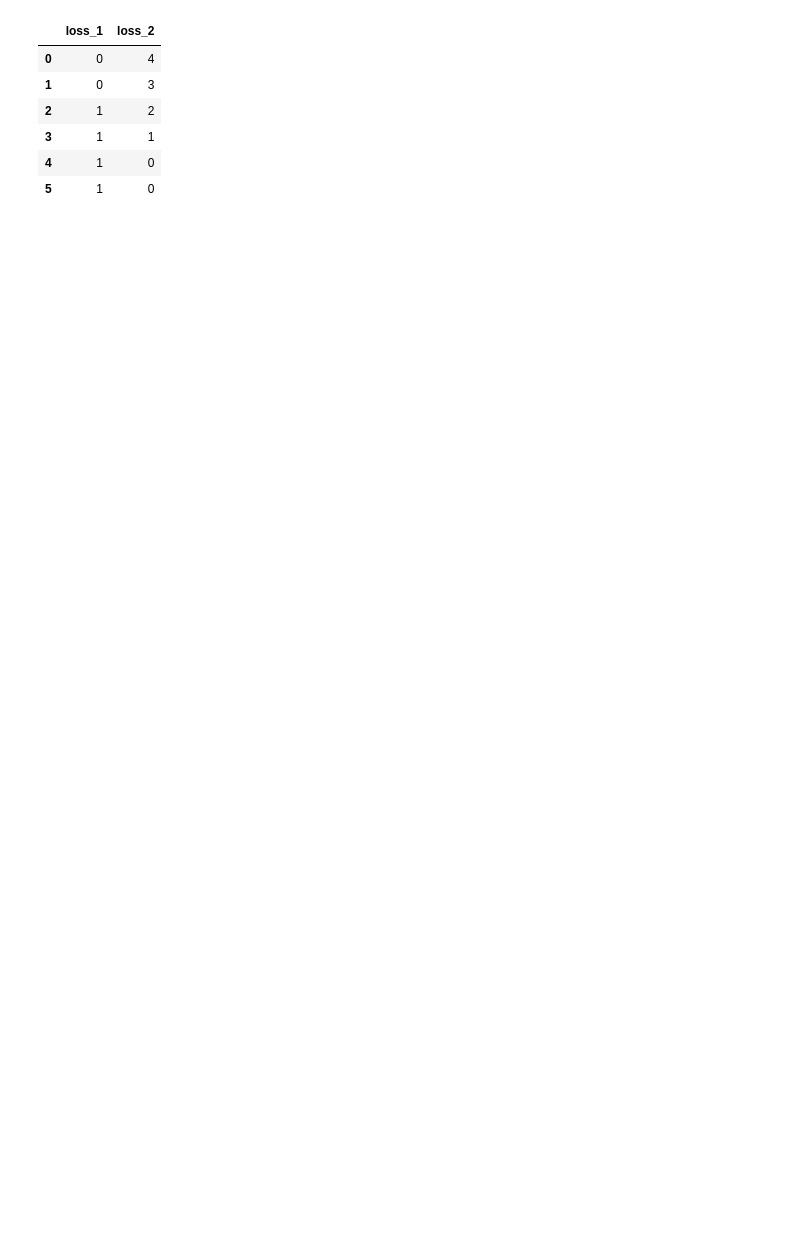
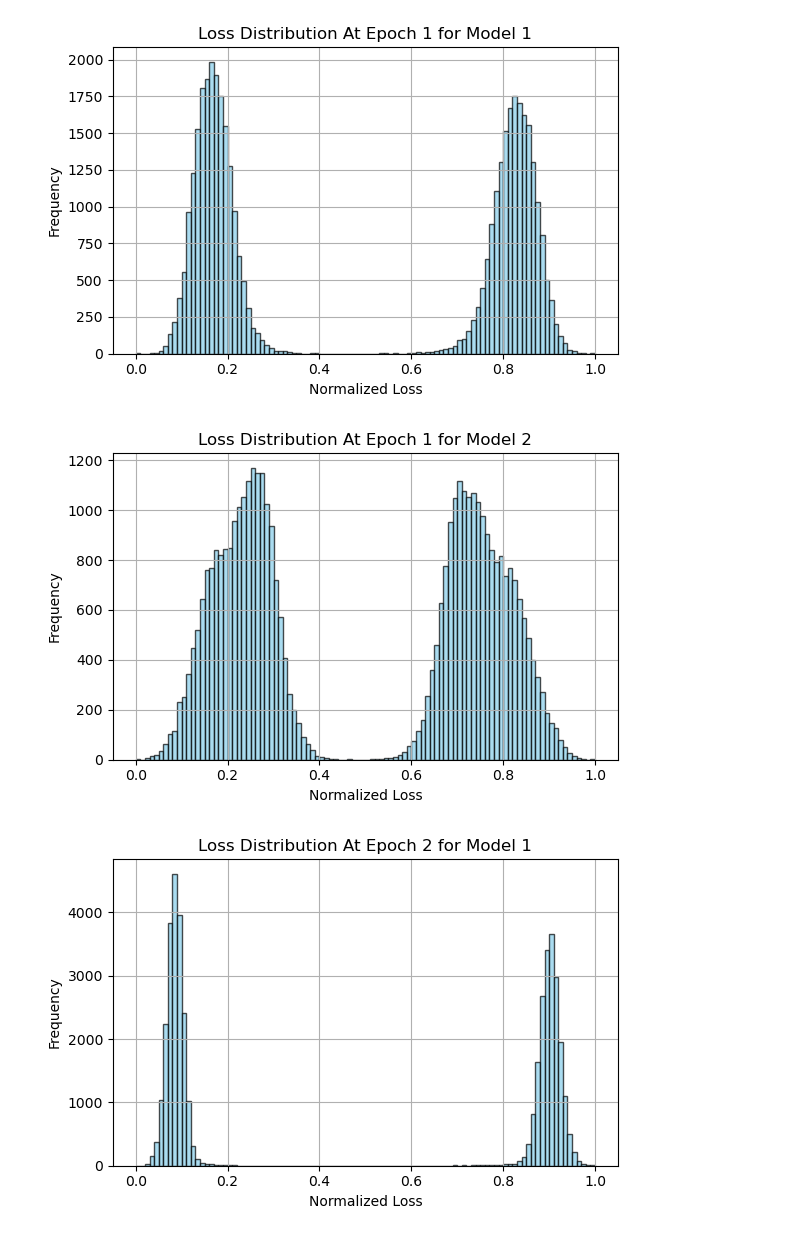
Before and after one commit to DHJKim321/diss-project, a Jupyter notebook: checkpoint/loss_exploration.ipynb, the cells around one changed output. Drawn from its saved outputs; the diff is of its cells as text; code cells hidden in the pictures; blank space fills up the shorter version.

```diff
--- a/checkpoint/loss_exploration.ipynb
+++ b/checkpoint/loss_exploration.ipynb
@@ -4,17 +7,32 @@ import torch
-# %%
-losses = torch.tensor([[0, 0, 1, 1, 1, 1], [4, 3, 2, 1, 0, 0]])
-# %%
-# Create a DataFrame for the results
-df = pd.DataFrame()
-df['loss_1'] = losses[0]
-df['loss_2'] = losses[1]
-# %%
-df
-# %% [output]
-|  | loss_1 | loss_2 |
-| 0 | 0 | 4 |
-| 1 | 0 | 3 |
-| 2 | 1 | 2 |
-| 3 | 1 | 1 |
-| 4 | 1 | 0 |
-| 5 | 1 | 0 |
+# %%
+def plot_loss_histogram(losses, epoch, model):
+    plt.figure(figsize=(6, 4))
+    plt.hist(losses, bins=100, color='skyblue', alpha=0.7, edgecolor='black')
+    plt.title(f"Loss Distribution At Epoch {epoch} for Model {model}")
+    plt.xlabel("Normalized Loss")
+    plt.ylabel("Frequency")
+    plt.grid(True)
+    plt.tight_layout()
+    plt.show()
+def fit_gmm_and_plot_histogram():
+    epoch = 1
+    for filename in os.listdir('.'):
+        if filename.endswith('.csv'):
+            # Load the CSV file
+            df = pd.read_csv(filename)
+            model1_loss = df['model1_loss'].values
+            model2_loss = df['model2_loss'].values
+            gmm_1 = GaussianMixture(n_components=2, max_iter=10, tol=1e-2, reg_covar=5e-4, random_state=42)
+            gmm_2 = GaussianMixture(n_components=2, max_iter=10, tol=1e-2, reg_covar=5e-4, random_state=42)
+            gmm_1.fit(model1_loss.reshape(-1, 1))
+            gmm_2.fit(model2_loss.reshape(-1, 1))
+            # Plot the loss histogram
+            plot_loss_histogram(model1_loss, epoch, model='1')
+            plot_loss_histogram(model2_loss, epoch, model='2')
+            epoch += 1
+# %%
+fit_gmm_and_plot_histogram()
+# %% [output]
+[figure, added]
+[figure, added]
+[figure, added]
```
Also changed, not shown: parts of 2 cells of this notebook, 3 other files.
